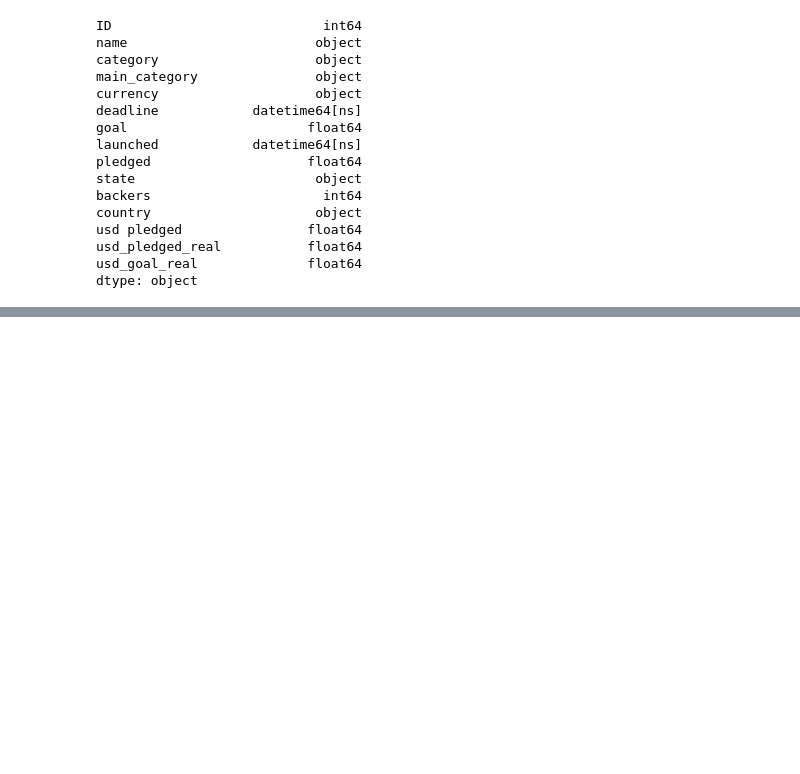
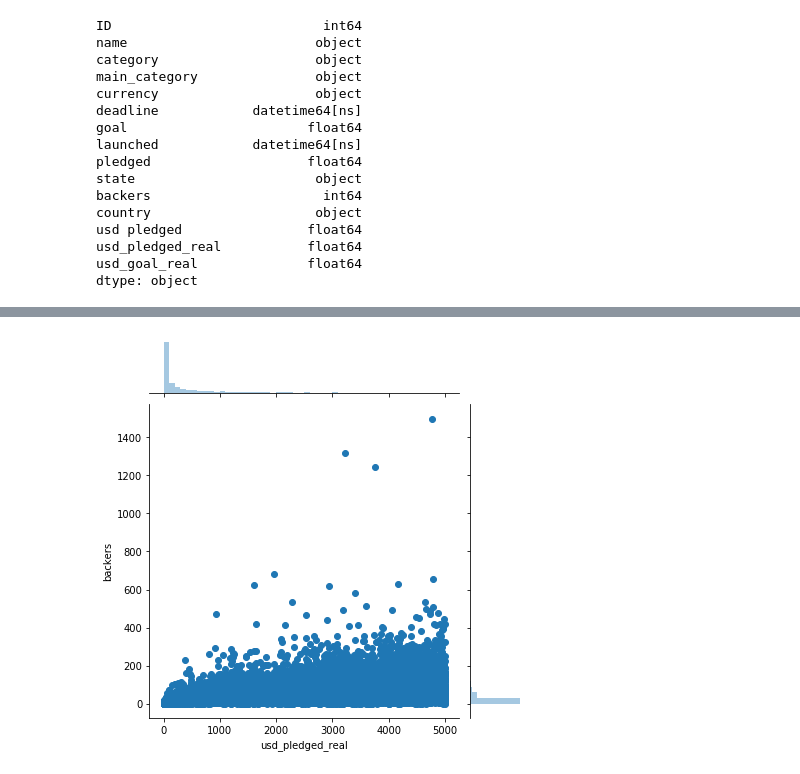
Before and after one commit to tbacha/DMML2019_Team_Apple, a Jupyter notebook: code/Kickstarter_notebook_Team_Apple.ipynb, the cells around one changed output, grey strips where cells are left out. Saved outputs shown, nothing was run; the diff lists cells and outputs as text; code cells hidden in the pictures; blank space fills up the shorter version.

```diff
--- a/code/Kickstarter_notebook_Team_Apple.ipynb
+++ b/code/Kickstarter_notebook_Team_Apple.ipynb
@@ -192,0 +168,5 @@ Text(0, 0.5, '')
+# %%
+
+sns.jointplot(x="usd_pledged_real", y="backers", data=df1[df1["usd_pledged_real"]<5000]);
+# %% [output]
+[figure, added]
```
Also changed, not shown: parts of 53 cells of this notebook.
